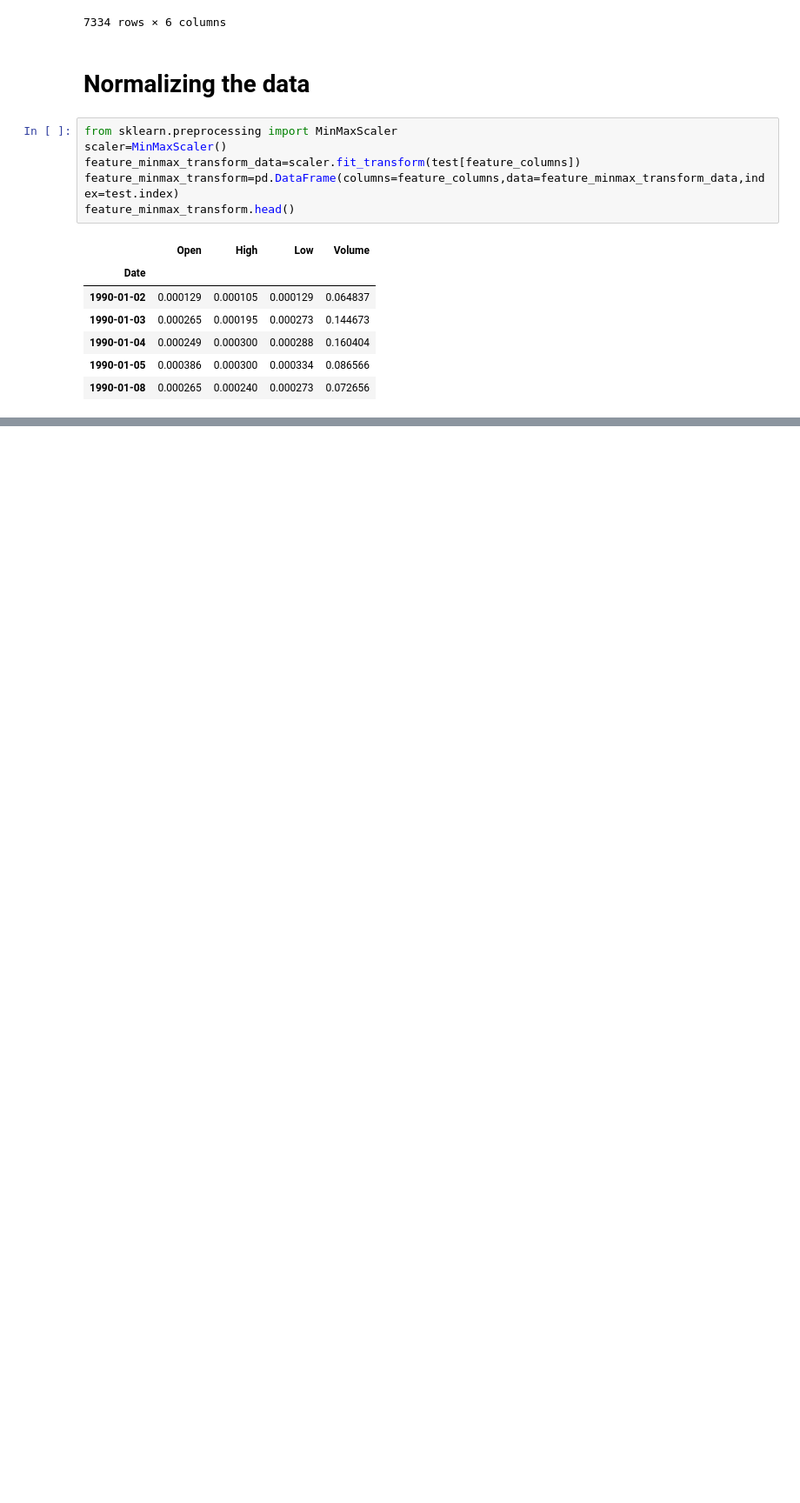
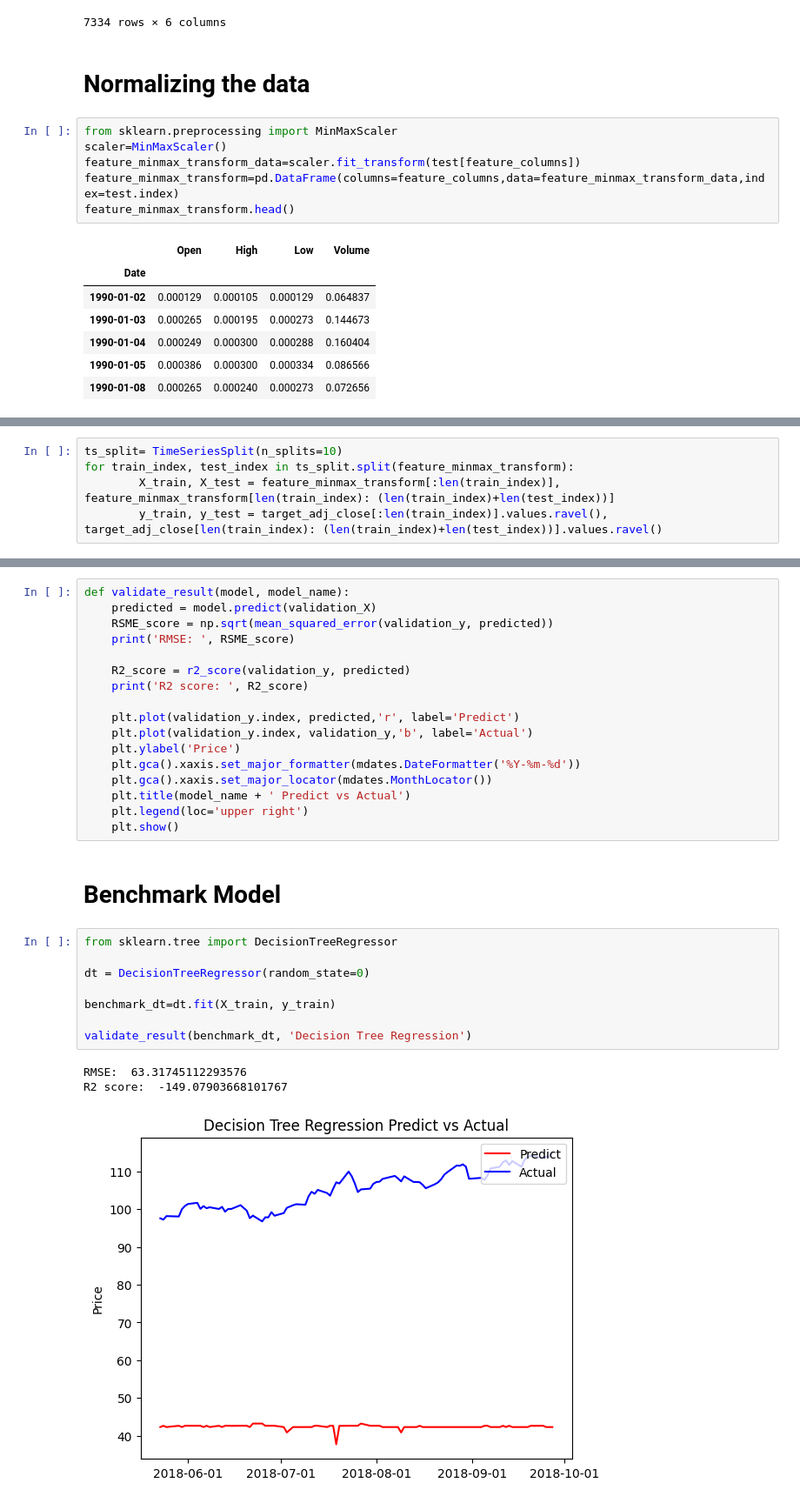
Before and after one commit to 18-RAJAT/Stock-Prediction, a Jupyter notebook: stock_price_prediction_LSTM.ipynb, the cells around one changed output, grey strips where cells are left out. Shown at 87% size. Drawn from its saved outputs; the diff is of its cells as text; blank space fills up the shorter version.

Commit message:
Train test Split using Timeseriessplit

```diff
--- a/stock_price_prediction_LSTM.ipynb
+++ b/stock_price_prediction_LSTM.ipynb
@@ -342,0 +345,5 @@ Shape of target :  (7244, 1)
+# %%
+ts_split= TimeSeriesSplit(n_splits=10)
+for train_index, test_index in ts_split.split(feature_minmax_transform):
+        X_train, X_test = feature_minmax_transform[:len(train_index)], feature_minmax_transform[len(train_index): (len(train_index)+len(test_index))]
+        y_train, y_test = target_adj_close[:len(train_index)].values.ravel(), target_adj_close[len(train_index): (len(train_index)+len(test_index))].values.ravel()
@@ -342,0 +366,31 @@ Shape of target :  (7244, 1)
+# %%
+def validate_result(model, model_name):
+    predicted = model.predict(validation_X)
+    RSME_score = np.sqrt(mean_squared_error(validation_y, predicted))
+    print('RMSE: ', RSME_score)
+
+    R2_score = r2_score(validation_y, predicted)
+    print('R2 score: ', R2_score)
+
+    plt.plot(validation_y.index, predicted,'r', label='Predict')
+    plt.plot(validation_y.index, validation_y,'b', label='Actual')
+    plt.ylabel('Price')
+    plt.gca().xaxis.set_major_formatter(mdates.DateFormatter('%Y-%m-%d'))
+    plt.gca().xaxis.set_major_locator(mdates.MonthLocator())
+    plt.title(model_name + ' Predict vs Actual')
+    plt.legend(loc='upper right')
+    plt.show()
+# %% [markdown]
+# Benchmark Model
+# %%
+from sklearn.tree import DecisionTreeRegressor
+
+dt = DecisionTreeRegressor(random_state=0)
+
+benchmark_dt=dt.fit(X_train, y_train)
+
+validate_result(benchmark_dt, 'Decision Tree Regression')
+# %% [output]
+RMSE:  63.31745112293576
+R2 score:  -149.07903668101767
+[figure, added]
```
Also changed, not shown: parts of 6 cells of this notebook.
